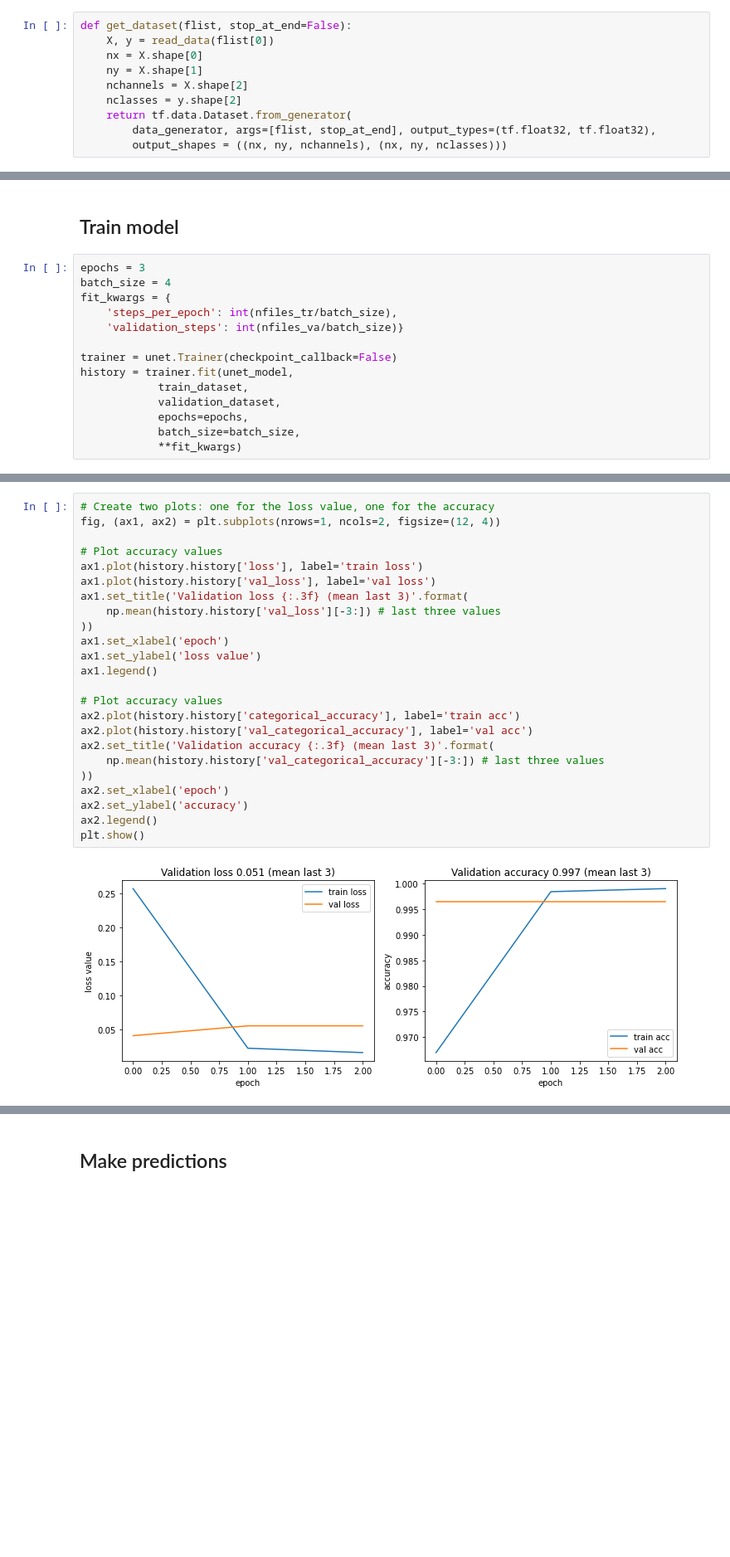
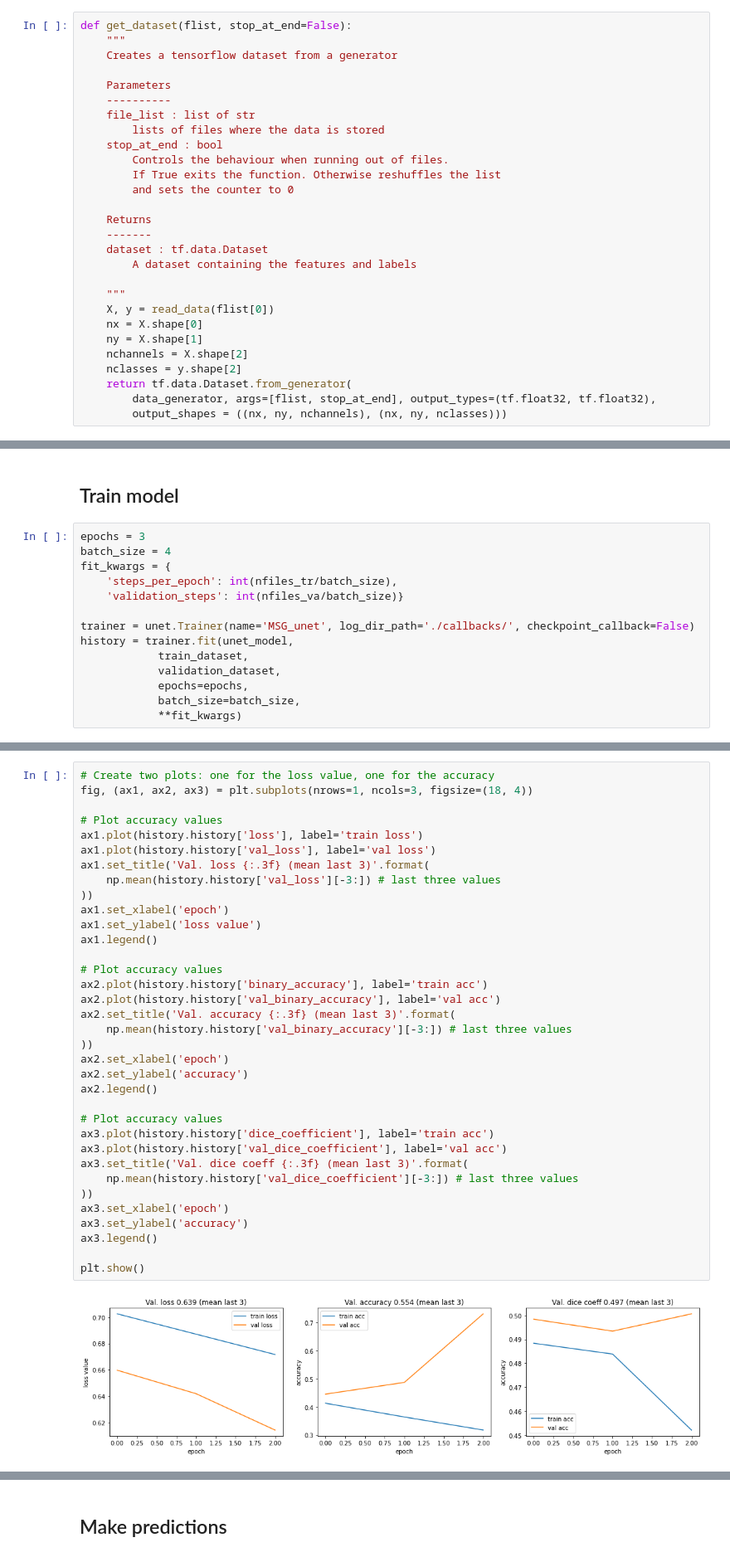
Before and after one commit to meteoswiss-mdr/MSG_project, a Jupyter notebook: DL_model_tf2.ipynb, the cells around one changed output, grey strips where cells are left out. Shown at 83% size. Cells and saved outputs as stored; diff of their text form; blank space fills up the shorter version.

```diff
--- a/DL_model_tf2.ipynb
+++ b/DL_model_tf2.ipynb
@@ -44,6 +82,24 @@ def data_generator(file_list, stop_at_end=False):
             i = i + 1
 # %%
 def get_dataset(flist, stop_at_end=False):
+    """
+    Creates a tensorflow dataset from a generator
+
+    Parameters
+    ----------
+    file_list : list of str
+        lists of files where the data is stored
+    stop_at_end : bool
+        Controls the behaviour when running out of files.
+        If True exits the function. Otherwise reshuffles the list
+        and sets the counter to 0
+
+    Returns
+    -------
+    dataset : tf.data.Dataset
+        A dataset containing the features and labels
+
+    """
     X, y = read_data(flist[0])
     nx = X.shape[0]
     ny = X.shape[1]
@@ -112,7 +256,7 @@ fit_kwargs = {
     'steps_per_epoch': int(nfiles_tr/batch_size),
     'validation_steps': int(nfiles_va/batch_size)}
 
-trainer = unet.Trainer(checkpoint_callback=False)
+trainer = unet.Trainer(name='MSG_unet', log_dir_path='./callbacks/', checkpoint_callback=False)
 history = trainer.fit(unet_model,
             train_dataset,
             validation_dataset,
@@ -131,26 +279,37 @@ Epoch 3/3
 # %%
 # Create two plots: one for the loss value, one for the accuracy
-fig, (ax1, ax2) = plt.subplots(nrows=1, ncols=2, figsize=(12, 4))
+fig, (ax1, ax2, ax3) = plt.subplots(nrows=1, ncols=3, figsize=(18, 4))
 
 # Plot accuracy values
 ax1.plot(history.history['loss'], label='train loss')
 ax1.plot(history.history['val_loss'], label='val loss')
-ax1.set_title('Validation loss {:.3f} (mean last 3)'.format(
+ax1.set_title('Val. loss {:.3f} (mean last 3)'.format(
     np.mean(history.history['val_loss'][-3:]) # last three values
 ))
 ax1.set_xlabel('epoch')
 ax1.set_ylabel('loss value')
 ax1.legend()
 
 # Plot accuracy values
-ax2.plot(history.history['categorical_accuracy'], label='train acc')
-ax2.plot(history.history['val_categorical_accuracy'], label='val acc')
-ax2.set_title('Validation accuracy {:.3f} (mean last 3)'.format(
-    np.mean(history.history['val_categorical_accuracy'][-3:]) # last three values
+ax2.plot(history.history['binary_accuracy'], label='train acc')
+ax2.plot(history.history['val_binary_accuracy'], label='val acc')
+ax2.set_title('Val. accuracy {:.3f} (mean last 3)'.format(
+    np.mean(history.history['val_binary_accuracy'][-3:]) # last three values
 ))
 ax2.set_xlabel('epoch')
 ax2.set_ylabel('accuracy')
 ax2.legend()
+
+# Plot accuracy values
+ax3.plot(history.history['dice_coefficient'], label='train acc')
+ax3.plot(history.history['val_dice_coefficient'], label='val acc')
+ax3.set_title('Val. dice coeff {:.3f} (mean last 3)'.format(
+    np.mean(history.history['val_dice_coefficient'][-3:]) # last three values
+))
+ax3.set_xlabel('epoch')
+ax3.set_ylabel('accuracy')
+ax3.legend()
+
 plt.show()
 # %% [output]
-[figure, old version]
+[figure, new version]
```
Also changed, not shown: parts of 25 cells of this notebook.
